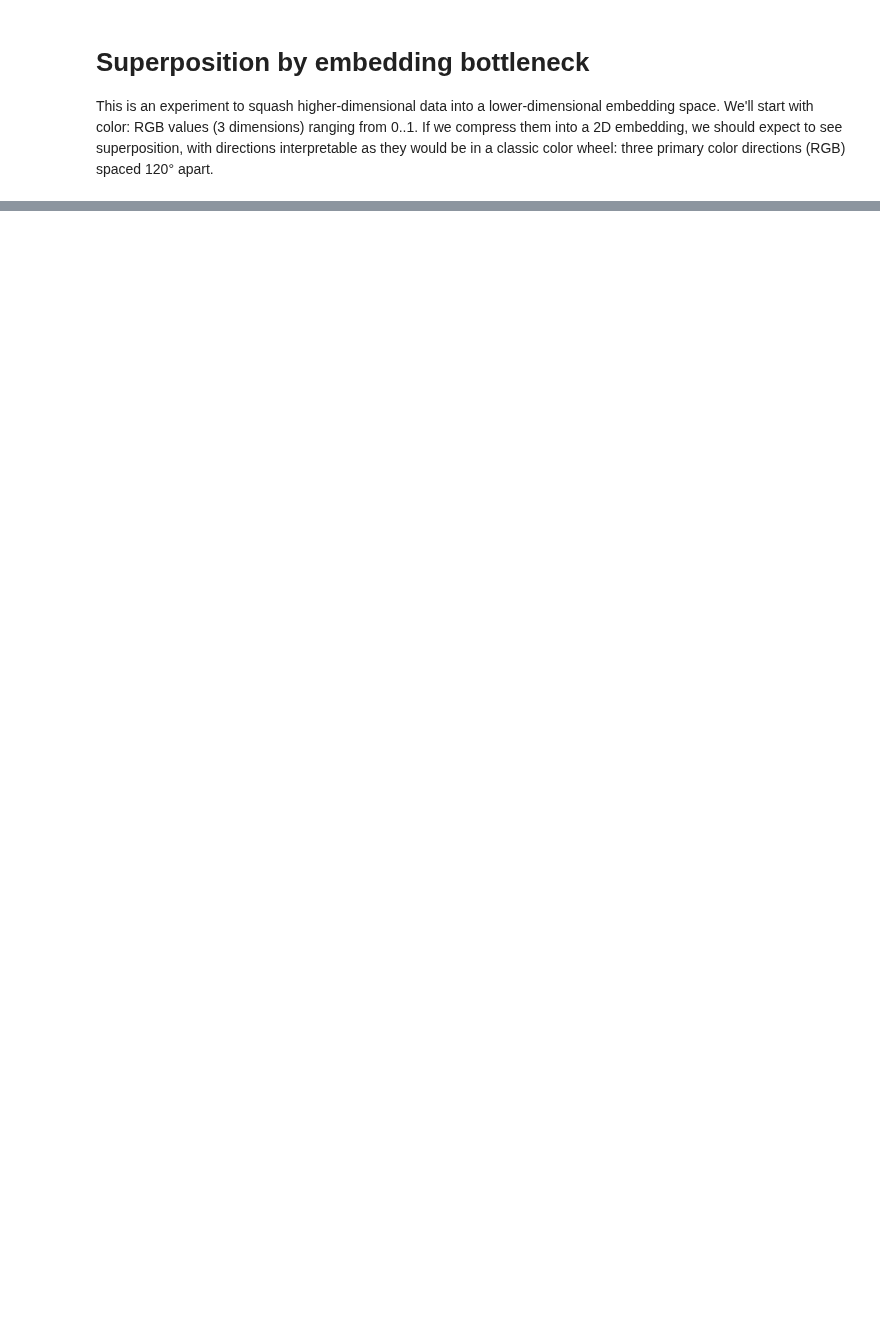
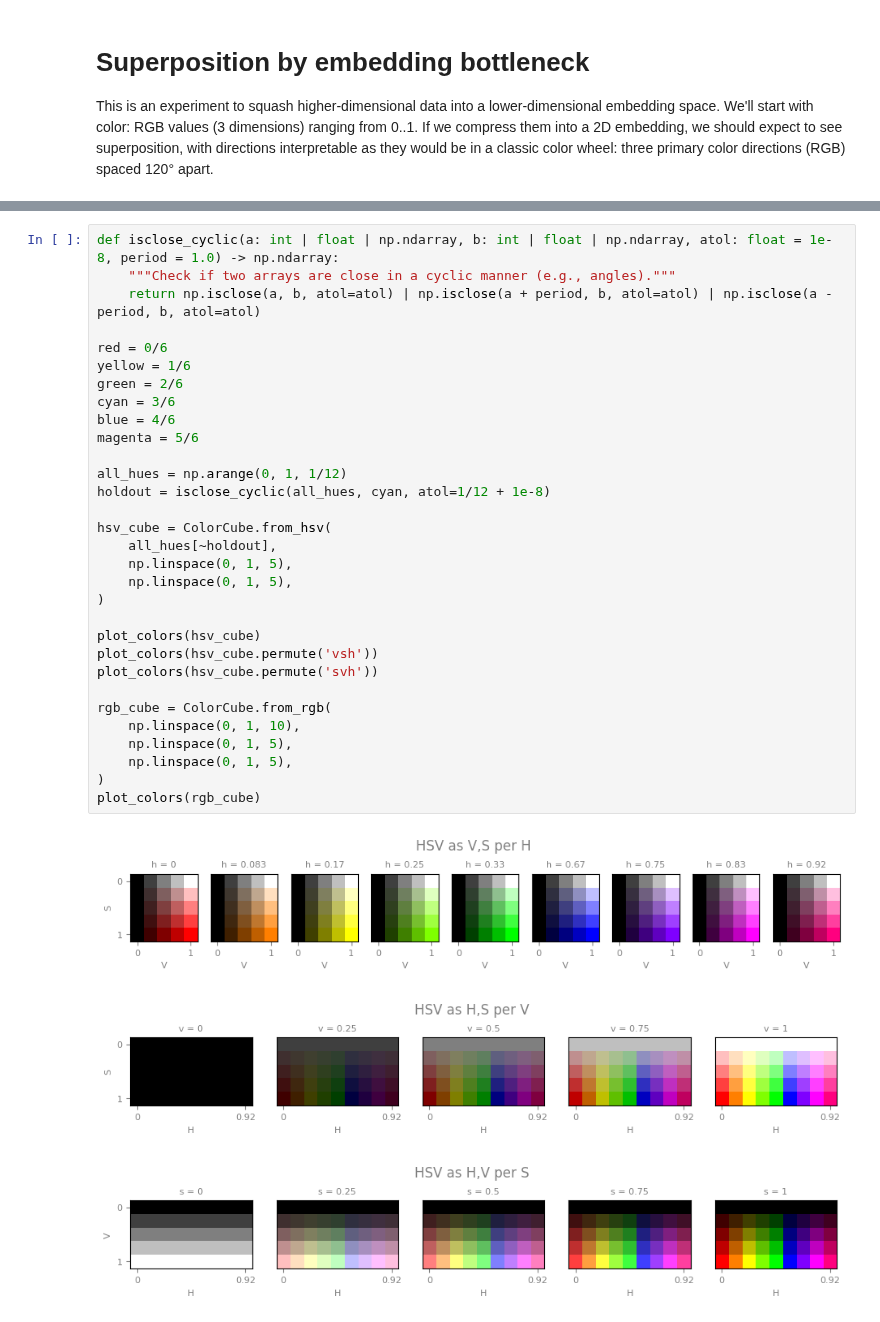
Before and after one commit to z0u/ex-preppy, a Jupyter notebook: ex-bottleneck.ipynb, the cells around one changed output, grey strips where cells are left out. Cells and saved outputs as stored; diff of their text form; blank space fills up the shorter version.

Commit message:
color: vectorized transforms, able to exclude colors

```diff
--- a/ex-bottleneck.ipynb
+++ b/ex-bottleneck.ipynb
@@ -250,0 +179,35 @@ cols.plot('SVH')
+# %%
+def isclose_cyclic(a: int | float | np.ndarray, b: int | float | np.ndarray, atol: float = 1e-8, period = 1.0) -> np.ndarray:
+    """Check if two arrays are close in a cyclic manner (e.g., angles)."""
+    return np.isclose(a, b, atol=atol) | np.isclose(a + period, b, atol=atol) | np.isclose(a - period, b, atol=atol)
+
+red = 0/6
+yellow = 1/6
+green = 2/6
+cyan = 3/6
+blue = 4/6
+magenta = 5/6
+
+all_hues = np.arange(0, 1, 1/12)
+holdout = isclose_cyclic(all_hues, cyan, atol=1/12 + 1e-8)
+
+hsv_cube = ColorCube.from_hsv(
+    all_hues[~holdout],
+    np.linspace(0, 1, 5),
+    np.linspace(0, 1, 5),
+)
+
+plot_colors(hsv_cube)
+plot_colors(hsv_cube.permute('vsh'))
+plot_colors(hsv_cube.permute('svh'))
+
+rgb_cube = ColorCube.from_rgb(
+    np.linspace(0, 1, 10),
+    np.linspace(0, 1, 5),
+    np.linspace(0, 1, 5),
+)
+plot_colors(rgb_cube)
+# %% [output]
+[figure, added]
+[figure, added]
+[figure, added]
```
Also changed, not shown: parts of 5 cells of this notebook, 2 other files.
